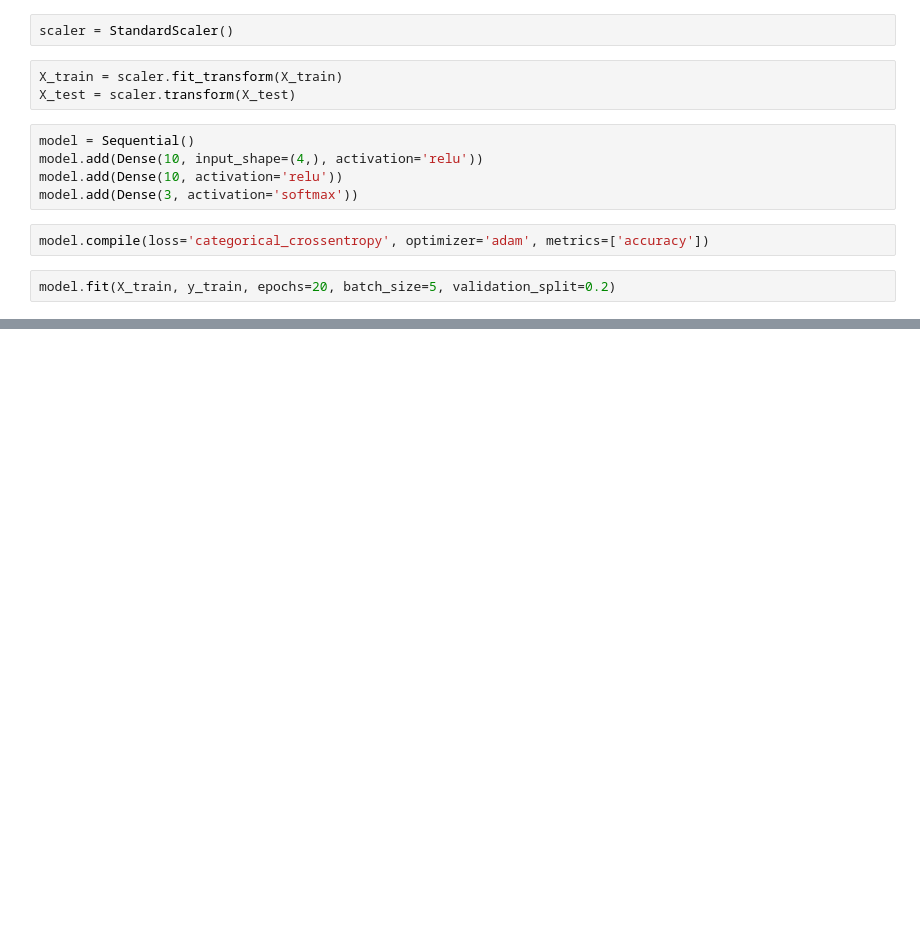
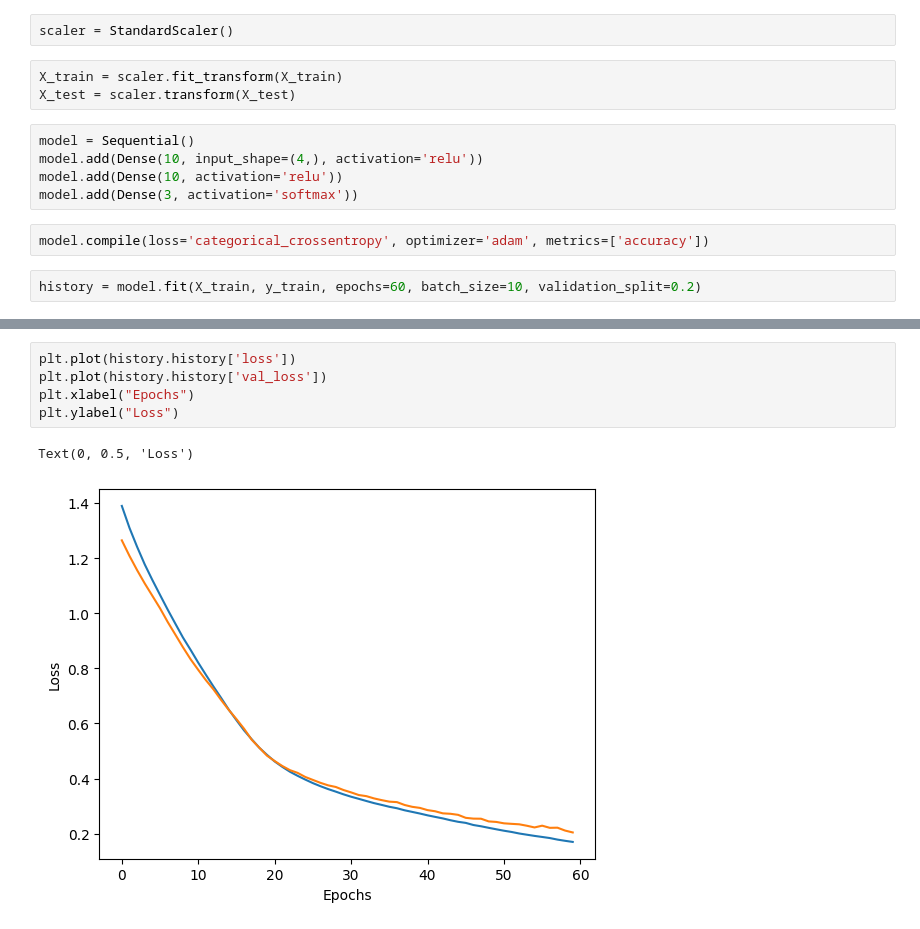
Before and after one commit to CamealGit/ML, a Jupyter notebook: Iris/irisNeuralNetworks.ipynb, the cells around one changed output, grey strips where cells are left out. Cells and saved outputs as stored; diff of their text form; blank space fills up the shorter version.

```diff
--- a/Iris/irisNeuralNetworks.ipynb
+++ b/Iris/irisNeuralNetworks.ipynb
@@ -29,5 +43,5 @@ model.add(Dense(3, activation='softmax'))
 # %%
 model.compile(loss='categorical_crossentropy', optimizer='adam', metrics=['accuracy'])
 # %%
-model.fit(X_train, y_train, epochs=20, batch_size=5, validation_split=0.2)
+history = model.fit(X_train, y_train, epochs=60, batch_size=10, validation_split=0.2)
 # %% [output]
@@ -69,0 +83,8 @@ print(np.round(predictions[:5], 3))
+# %%
+plt.plot(history.history['loss'])
+plt.plot(history.history['val_loss'])
+plt.xlabel("Epochs")
+plt.ylabel("Loss")
+# %% [output]
+Text(0, 0.5, 'Loss')
+[figure, added]
```
Also changed, not shown: parts of 6 cells of this notebook.
